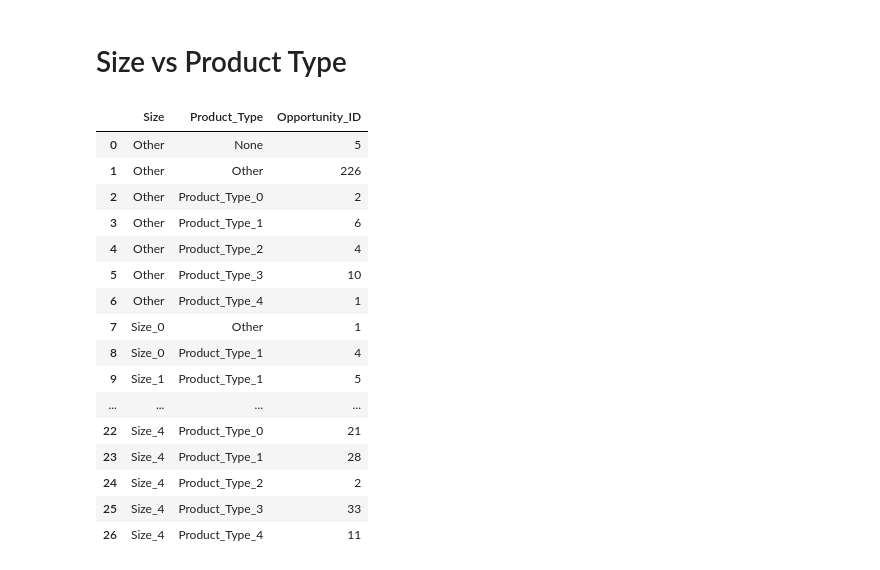
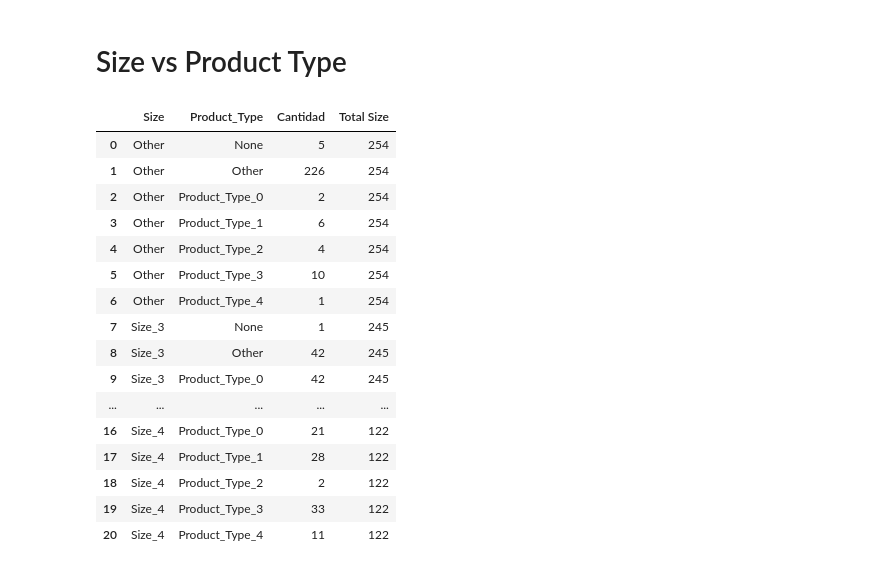
Before and after one commit to RiedelNicolas/75.06-2C2020-TP1, a Jupyter notebook: Size Analysis.ipynb, the cells around one changed output. Cells and saved outputs as stored; diff of their text form; code cells hidden in the pictures.

```diff
--- a/Size Analysis.ipynb
+++ b/Size Analysis.ipynb
@@ -64,22 +77,28 @@ sns.barplot(x="Tamaño",y="Porcentaje Closed Lost",data=sizesVsStage)
 # %%
 sizeVsProductType = opportunities[["Size","Product_Type","Opportunity_ID"]].groupby(["Size","Product_Type"]).agg({"Opportunity_ID":"count"})
 sizeVsProductType.reset_index(inplace=True)
+totalSize = sizeVsProductType.groupby("Size").agg({"Opportunity_ID":"sum"})
+sizeVsProductType.set_index("Size",inplace=True)
+sizeVsProductType["Total Size"] = totalSize["Opportunity_ID"]
+sizeVsProductType = sizeVsProductType[sizeVsProductType["Total Size"]>100]
+sizeVsProductType.reset_index(inplace=True)
+sizeVsProductType.rename(columns={"Opportunity_ID":"Cantidad"},inplace=True)
 sizeVsProductType
 # %% [output]
-|  | Size | Product_Type | Opportunity_ID |
-| 0 | Other | None | 5 |
-| 1 | Other | Other | 226 |
-| 2 | Other | Product_Type_0 | 2 |
-| 3 | Other | Product_Type_1 | 6 |
-| 4 | Other | Product_Type_2 | 4 |
-| 5 | Other | Product_Type_3 | 10 |
-| 6 | Other | Product_Type_4 | 1 |
-| 7 | Size_0 | Other | 1 |
-| 8 | Size_0 | Product_Type_1 | 4 |
-| 9 | Size_1 | Product_Type_1 | 5 |
-| ... | ... | ... | ... |
-| 22 | Size_4 | Product_Type_0 | 21 |
-| 23 | Size_4 | Product_Type_1 | 28 |
-| 24 | Size_4 | Product_Type_2 | 2 |
-| 25 | Size_4 | Product_Type_3 | 33 |
-| 26 | Size_4 | Product_Type_4 | 11 |
+|  | Size | Product_Type | Cantidad | Total Size |
+| 0 | Other | None | 5 | 254 |
+| 1 | Other | Other | 226 | 254 |
+| 2 | Other | Product_Type_0 | 2 | 254 |
+| 3 | Other | Product_Type_1 | 6 | 254 |
+| 4 | Other | Product_Type_2 | 4 | 254 |
+| 5 | Other | Product_Type_3 | 10 | 254 |
+| 6 | Other | Product_Type_4 | 1 | 254 |
+| 7 | Size_3 | None | 1 | 245 |
+| 8 | Size_3 | Other | 42 | 245 |
+| 9 | Size_3 | Product_Type_0 | 42 | 245 |
+| ... | ... | ... | ... | ... |
+| 16 | Size_4 | Product_Type_0 | 21 | 122 |
+| 17 | Size_4 | Product_Type_1 | 28 | 122 |
+| 18 | Size_4 | Product_Type_2 | 2 | 122 |
+| 19 | Size_4 | Product_Type_3 | 33 | 122 |
+| 20 | Size_4 | Product_Type_4 | 11 | 122 |
```
Also changed, not shown: parts of 11 cells of this notebook, 1 other file.
